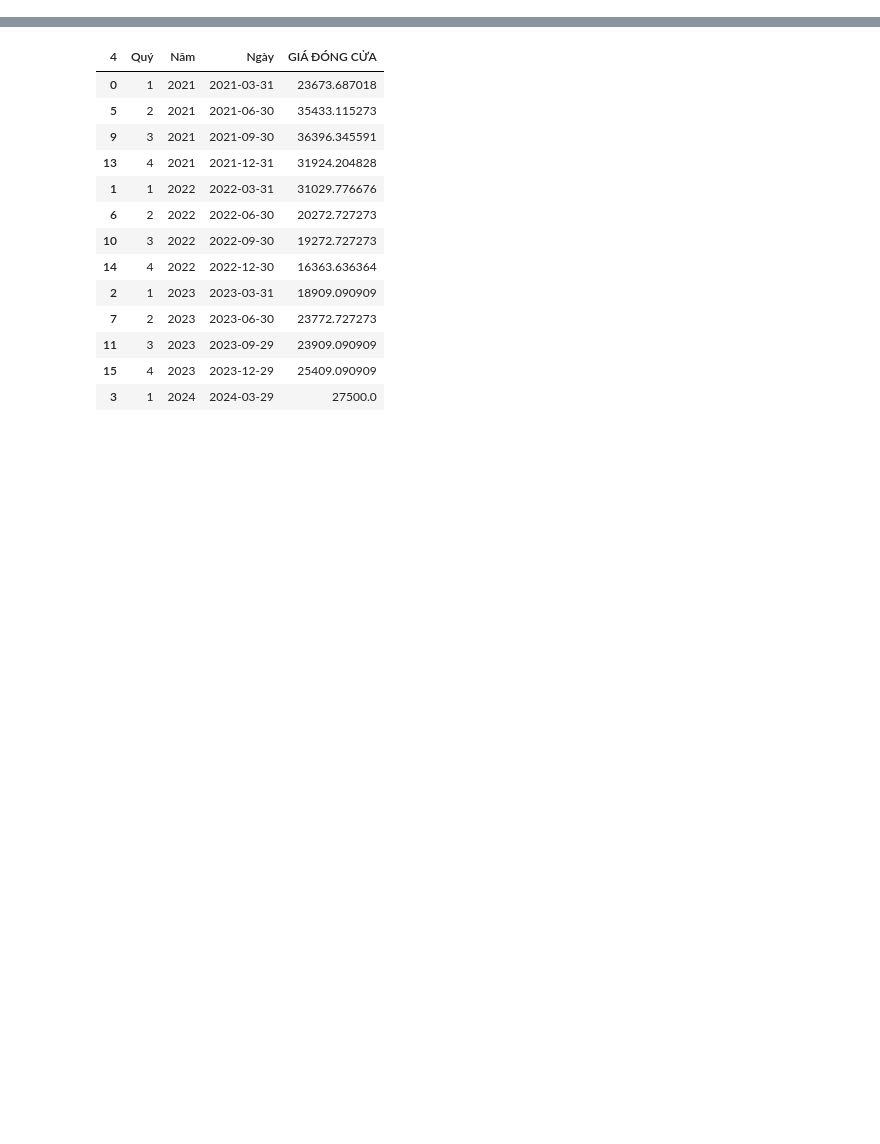
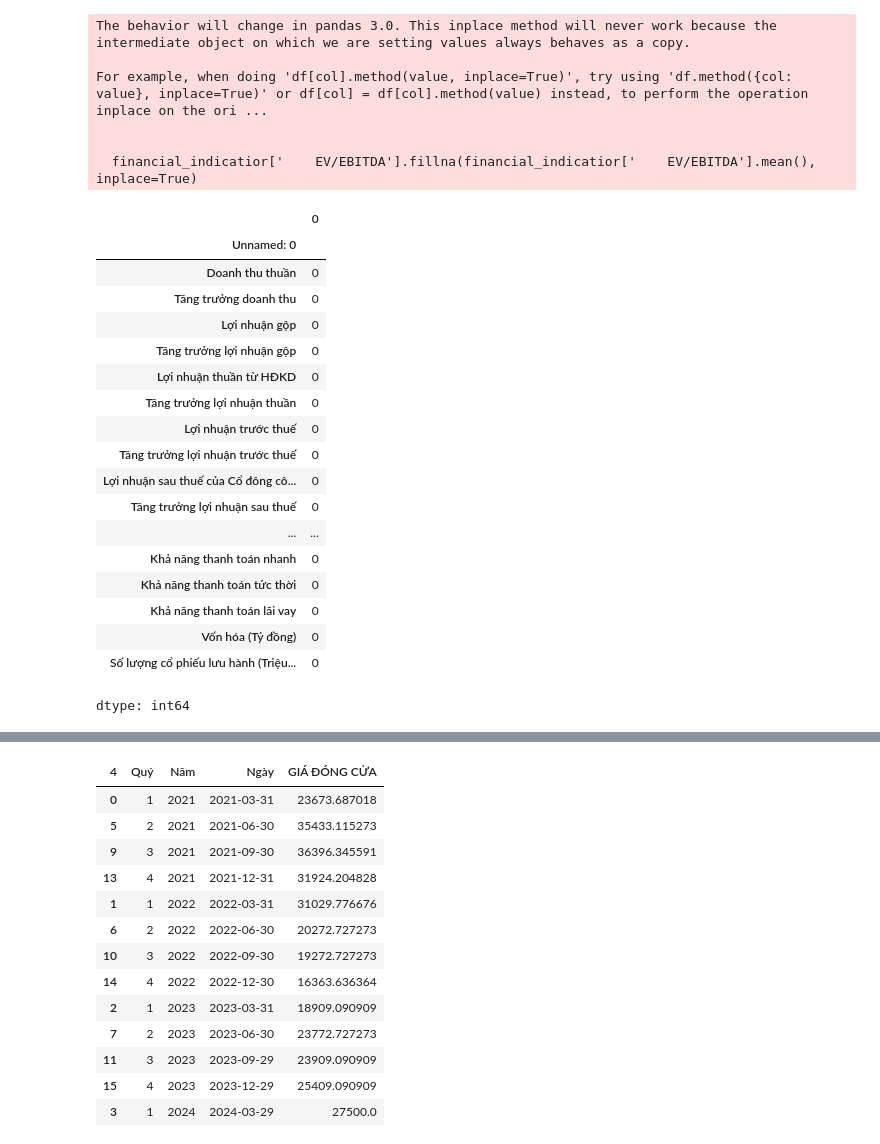
Before and after one commit to diepdangban/Datamining, a Jupyter notebook: Data_understanding.ipynb, the cells around one changed output, grey strips where cells are left out. Drawn from its saved outputs; the diff is of its cells as text; code cells hidden in the pictures; blank space fills up the shorter version.

```diff
--- a/Data_understanding.ipynb
+++ b/Data_understanding.ipynb
@@ -14,5 +63,0 @@ price_history = pd.read_excel(Price_History_URL, engine='openpyxl')
-# %%
-financial_indicatior = financial_indicatior.drop(financial_indicatior.index[:4])
-financial_indicatior = financial_indicatior.drop(financial_indicatior.index[-7:])
-financial_indicatior.reset_index(drop=True, inplace=True)
-financial_indicatior.drop_duplicates()
@@ -32,0 +64,11 @@ financial_indicatior.drop_duplicates()
+# %%
+financial_indicatior = financial_indicatior.drop(financial_indicatior.index[:5])
+financial_indicatior = financial_indicatior.drop(financial_indicatior.index[-7:])
+financial_indicatior=financial_indicatior.T
+financial_indicatior.columns=financial_indicatior.iloc[0]
+financial_indicatior=financial_indicatior[1:]
+financial_indicatior.drop_duplicates()
+financial_indicatior.set_index(financial_indicatior.columns[0], inplace=True)
+financial_indicatior = financial_indicatior.drop(columns=['Chỉ tiêu Báo cáo kết quả kinh doanh (Tỷ đồng)','Chỉ tiêu Bảng cân đối (Tỷ đồng)','Chỉ số định giá',
+                                                          'Chỉ số hiệu quả hoạt động','Chỉ số hiệu suất hoạt động','Chỉ số cơ cấu nguồn vốn','Chỉ số khả năng thanh toán',
+                                                          'Thông tin doanh nghiệp'])
@@ -33,2 +95,37 @@ financial_indicatior.drop_duplicates()
+# %%
+financial_indicatior.loc[financial_indicatior.index.isin(['Q1/2024', 'Q4/2023', 'Q3/2023']), '        Tăng trưởng vốn góp cổ phần'] = 0.3
+financial_indicatior.loc[financial_indicatior.index.isin(['Q2/2022']), '        Tăng trưởng vốn góp cổ phần'] = 0.35
+financial_indicatior.loc[financial_indicatior.index.isin(['Q2/2020']), '        Tăng trưởng vốn góp cổ phần'] = 0.3
+financial_indicatior.loc[financial_indicatior.index.isin(['Q2/2016']), '        Tăng trưởng vốn góp cổ phần'] = 0.5
+
+financial_indicatior['    EV/EBITDA'].fillna(financial_indicatior['    EV/EBITDA'].mean(), inplace=True)
+
+financial_indicatior.isna().sum()
+# %% [output]
+The behavior will change in pandas 3.0. This inplace method will never work because the intermediate object on which we are setting values always behaves as a copy.
+
+For example, when doing 'df[col].method(value, inplace=True)', try using 'df.method({col: value}, inplace=True)' or df[col] = df[col].method(value) instead, to perform the operation inplace on the ori ...
+
+
+  financial_indicatior['    EV/EBITDA'].fillna(financial_indicatior['    EV/EBITDA'].mean(), inplace=True)
+|  | 0 |
+| Unnamed: 0 |  |
+| Doanh thu thuần | 0 |
+| Tăng trưởng doanh thu | 0 |
+| Lợi nhuận gộp | 0 |
+| Tăng trưởng lợi nhuận gộp | 0 |
+| Lợi nhuận thuần từ HĐKD | 0 |
+| Tăng trưởng lợi nhuận thuần | 0 |
+| Lợi nhuận trước thuế | 0 |
+| Tăng trưởng lợi nhuận trước thuế | 0 |
+| Lợi nhuận sau thuế của Cổ đông cô... | 0 |
+| Tăng trưởng lợi nhuận sau thuế | 0 |
+| ... | ... |
+| Khả năng thanh toán nhanh | 0 |
+| Khả năng thanh toán tức thời | 0 |
+| Khả năng thanh toán lãi vay | 0 |
+| Vốn hóa (Tỷ đồng) | 0 |
+| Số lượng cổ phiếu lưu hành (Triệu... | 0 |
+dtype: int64
 # %%
 financial_indicatior
```
Also changed, not shown: parts of 14 cells of this notebook.
